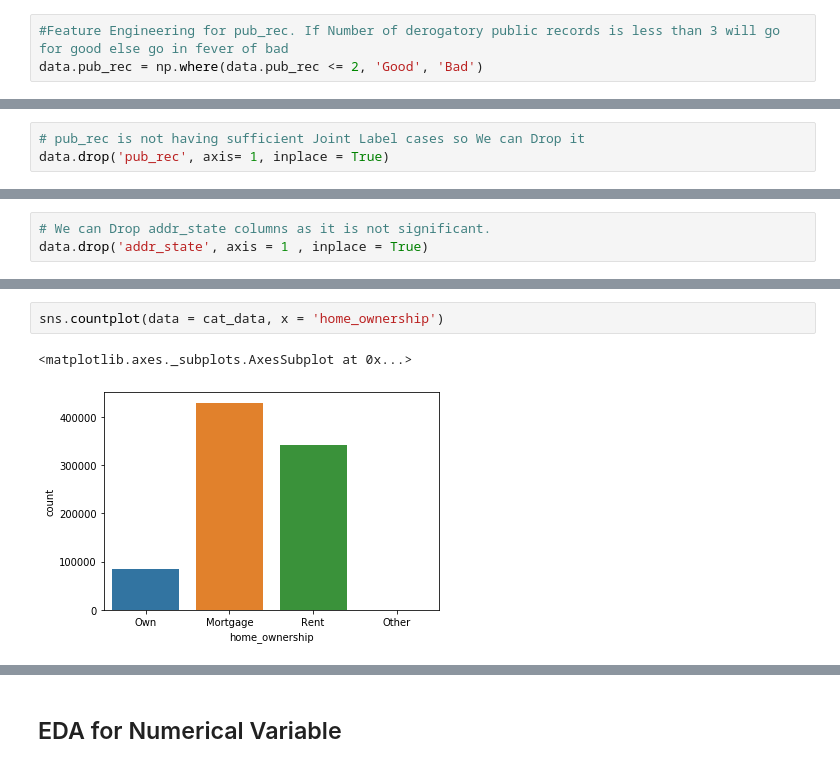
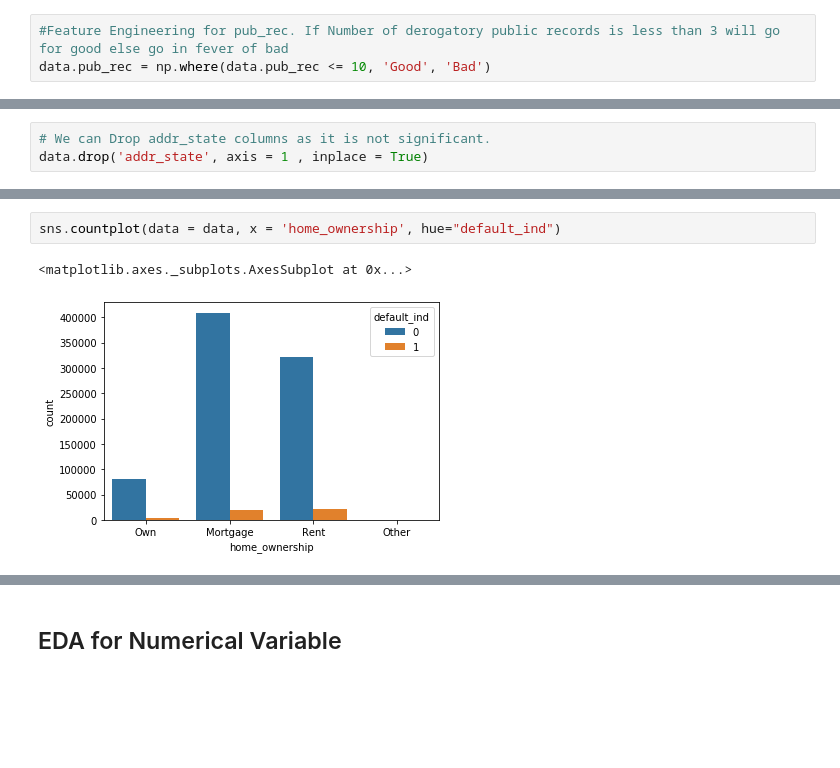
Before and after one commit to truptesh96/machine_learning, a Jupyter notebook: Bank Lending/Bank_Loan_Approval_Data_Cleaning.ipynb, the cells around one changed output, grey strips where cells are left out. Cells and saved outputs as stored; diff of their text form; blank space fills up the shorter version.

```diff
--- a/Bank Lending/Bank_Loan_Approval_Data_Cleaning.ipynb
+++ b/Bank Lending/Bank_Loan_Approval_Data_Cleaning.ipynb
@@ -238,6 +569,6 @@ data.pub_rec.value_counts()
 # %%
 #Feature Engineering for pub_rec. If Number of derogatory public records is less than 3 will go for good else go in fever of bad
-data.pub_rec = np.where(data.pub_rec <= 2, 'Good', 'Bad')
+data.pub_rec = np.where(data.pub_rec <= 10, 'Good', 'Bad')
 # %%
 # revol_bal - Total credit revolving balance
 data.revol_bal.head()
@@ -365,6 +864,3 @@ sns.countplot(data = cat_data, x = 'pub_rec')
-# %%
-# pub_rec is not having sufficient Joint Label cases so We can Drop it
-data.drop('pub_rec', axis= 1, inplace = True)
 # %%
 plt.figure(figsize=(16,30))
 sns.countplot(data = data, y = 'addr_state', hue="default_ind")
@@ -388,7 +890,7 @@ sns.countplot(data = cat_data, x = 'verification_status')
 # %%
-sns.countplot(data = cat_data, x = 'home_ownership')
+sns.countplot(data = data, x = 'home_ownership', hue="default_ind")
 # %% [output]
 <matplotlib.axes._subplots.AxesSubplot at 0x...>
-[figure, old version]
+[figure, new version]
 # %%
 plt.figure(figsize=(12,6))
```
Also changed, not shown: parts of 120 cells of this notebook.
